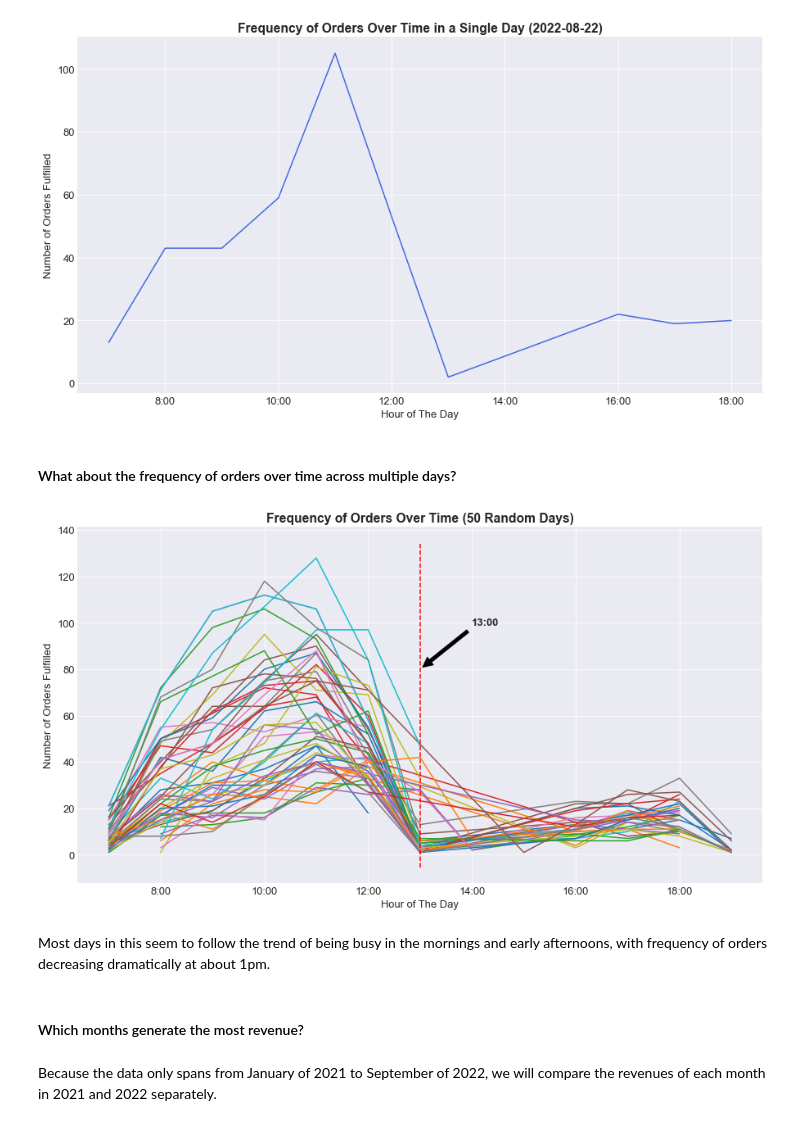
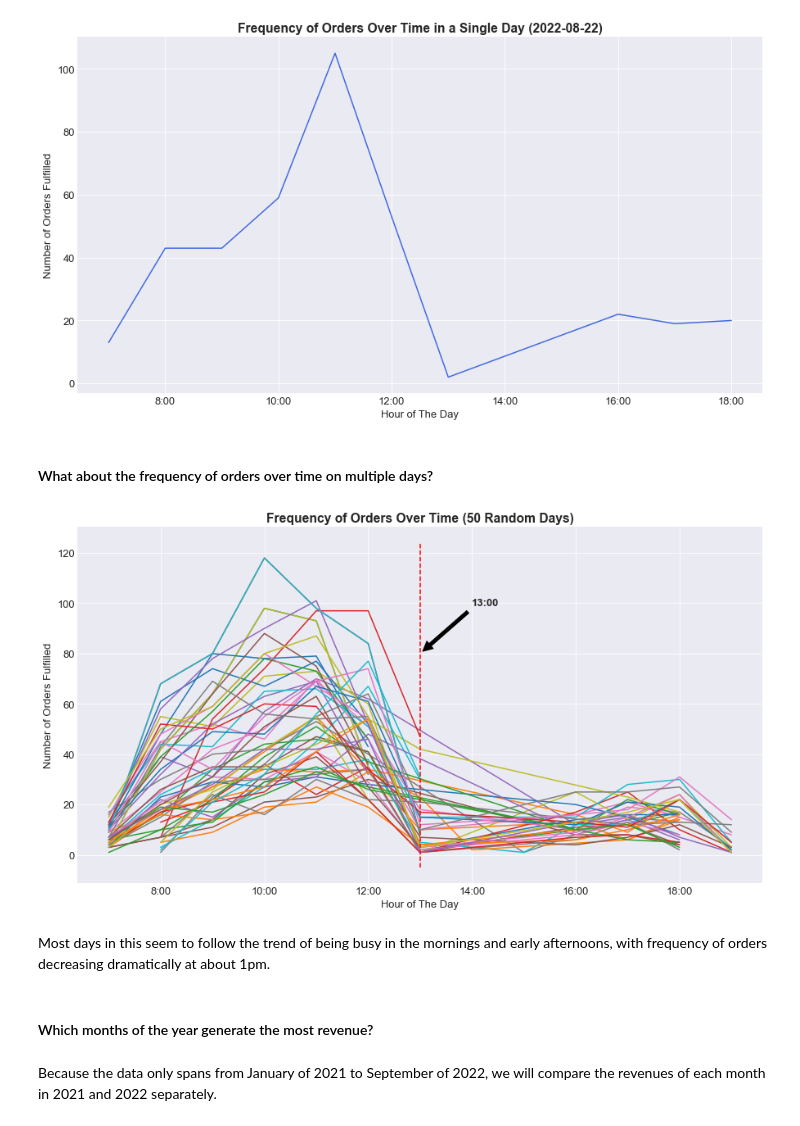
Before and after one commit to TrinityGahagen2K/french-bakery-analysis, a Jupyter notebook: french_bakery_analysis.ipynb, the cells around one changed output. Saved outputs shown, nothing was run; the diff lists cells and outputs as text; code cells hidden in the pictures.

```diff
--- a/french_bakery_analysis.ipynb
+++ b/french_bakery_analysis.ipynb
@@ -455,40 +462,40 @@ ax.xaxis.set_major_formatter(FuncFormatter(lambda x, _: f'{x:.0f}:00'))
 # %% [output]
 [figure]
 # %% [markdown]
-#### What about the frequency of orders over time across multiple days?
+#### What about the frequency of orders over time on multiple days?
 # %%
 fig, ax = plt.subplots(figsize=(15, 8))
 color_map = sns.color_palette('tab10')
 
 # Here, we repeat the same process as before, but this time plotting 50 random days instead of just one
 for i in range(50):
-    random_day = bakery['date'].sample(n=1).iloc[0]
+    random_day = bakery['date'].sample(n=1, random_state=i+5000).iloc[0]
 
     random_day_df = bakery.loc[bakery['date'] == random_day]
     data = random_day_df.groupby('hour')['ticket_number'].nunique()
 
     ax.plot(data.index, data, color=color_map[i % 10])
 
 ax.vlines(x=13, ymin=ax.get_ylim()[0], ymax=ax.get_ylim()[1], color='red', ls='--')
 ax.annotate(text='13:00',
             xy=(13, 80),
             xytext=(14, 100),
             xycoords='data',
             va='center',
             ha='left',
             fontweight = 'bold',
             arrowprops=dict(facecolor='black', shrink=0.05))
 ax.set_xlabel('Hour of The Day')
 ax.set_ylabel('Number of Orders Fulfilled')
 ax.set_title('Frequency of Orders Over Time (50 Random Days)')
 ax.yaxis.set_major_formatter(FuncFormatter(lambda y, _: '{:,.0f}'.format(y)))
 ax.xaxis.set_major_formatter(FuncFormatter(lambda x, _: f'{x:.0f}:00'))
 # %% [output]
-[figure, old version]
+[figure, new version]
 # %% [markdown]
 Most days in this seem to follow the trend of being busy in the mornings and early afternoons, with frequency of orders decreasing dramatically at about 1pm.
 # %% [markdown]
-#### Which months generate the most revenue?
+#### Which months of the year generate the most revenue?
 # %% [markdown]
 Because the data only spans from January of 2021 to September of 2022, we will compare the revenues of each month in 2021 and 2022 separately.
 # %%
```
Also changed, not shown: parts of 33 cells of this notebook.
